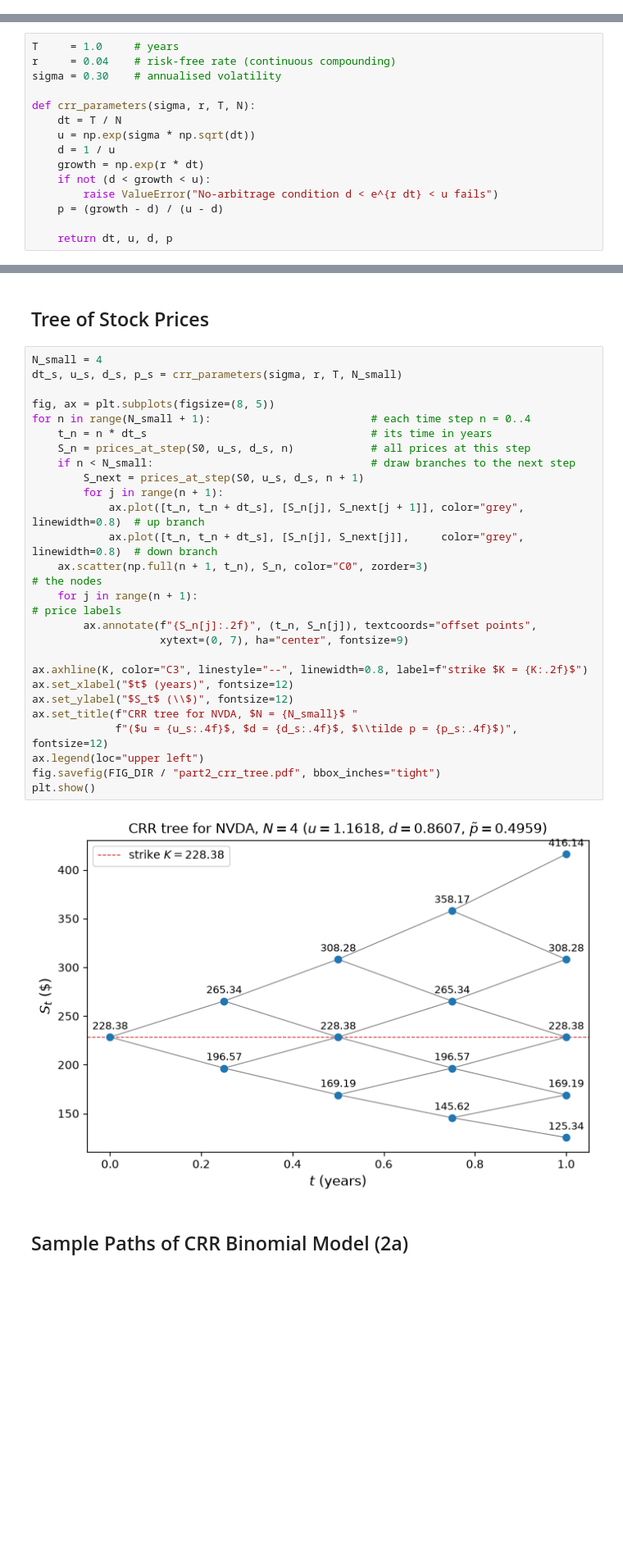
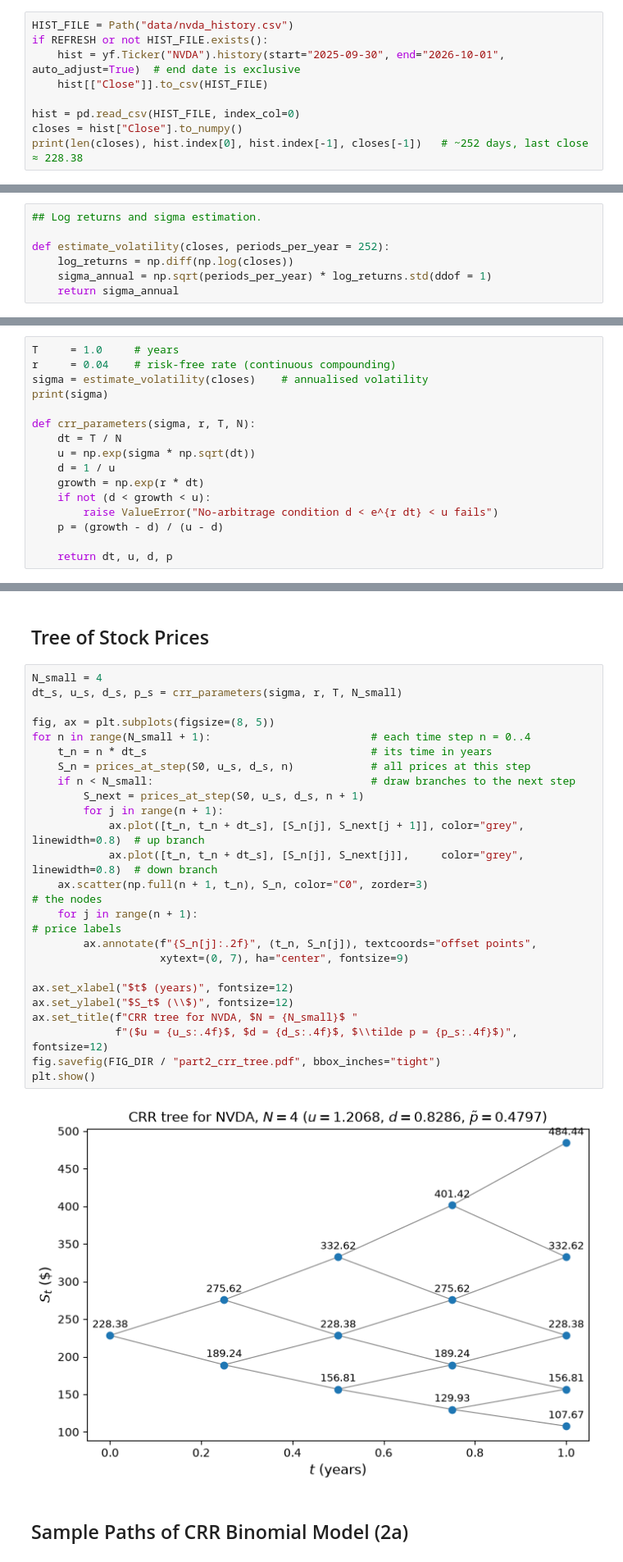
Before and after one commit to alecneme/STA2503, a Jupyter notebook: project1/02_part2_binomial_gbm.ipynb, the cells around one changed output, grey strips where cells are left out. Shown at 82% size. Cells and saved outputs as stored; diff of their text form; blank space fills up the shorter version.

Commit message:
Estimate sigma from NVDA data; restructure methodology

```diff
--- a/project1/02_part2_binomial_gbm.ipynb
+++ b/project1/02_part2_binomial_gbm.ipynb
@@ -33,3 +33,12 @@ print(price)
 # %% [output]
          date   close                    source
 0  2026-09-30  228.38  Yahoo Finance (yfinance)
+# %%
+HIST_FILE = Path("data/nvda_history.csv")
+if REFRESH or not HIST_FILE.exists():
+    hist = yf.Ticker("NVDA").history(start="2025-09-30", end="2026-10-01", auto_adjust=True)  # end date is exclusive
+    hist[["Close"]].to_csv(HIST_FILE)
+
+hist = pd.read_csv(HIST_FILE, index_col=0)
+closes = hist["Close"].to_numpy()
+print(len(closes), hist.index[0], hist.index[-1], closes[-1])   # ~252 days, last close ≈ 228.38
@@ -36,10 +47,18 @@ print(price)
+# %%
+## Log returns and sigma estimation.
+
+def estimate_volatility(closes, periods_per_year = 252):
+    log_returns = np.diff(np.log(closes))
+    sigma_annual = np.sqrt(periods_per_year) * log_returns.std(ddof = 1)
+    return sigma_annual
 # %% [markdown]
 ## 1. CRR parameters
 $\Delta t = T/N$, $u = e^{\sigma\sqrt{\Delta t}}$, $d = 1/u$, $\tilde p = \dfrac{e^{r\Delta t} - d}{u - d}$, with the no-arbitrage check $d < e^{r\Delta t} < u$.
 # %%
 T     = 1.0     # years
 r     = 0.04    # risk-free rate (continuous compounding)
-sigma = 0.30    # annualised volatility
+sigma = estimate_volatility(closes)    # annualised volatility
+print(sigma)
 
 def crr_parameters(sigma, r, T, N):
     dt = T / N
@@ -152,31 +173,29 @@ N =  1000   price = 31.4030   error vs BS = -0.0067
 # %%
 N_small = 4
 dt_s, u_s, d_s, p_s = crr_parameters(sigma, r, T, N_small)
 
 fig, ax = plt.subplots(figsize=(8, 5))
 for n in range(N_small + 1):                         # each time step n = 0..4
     t_n = n * dt_s                                   # its time in years
     S_n = prices_at_step(S0, u_s, d_s, n)            # all prices at this step
     if n < N_small:                                  # draw branches to the next step
         S_next = prices_at_step(S0, u_s, d_s, n + 1)
         for j in range(n + 1):
             ax.plot([t_n, t_n + dt_s], [S_n[j], S_next[j + 1]], color="grey", linewidth=0.8)  # up branch
             ax.plot([t_n, t_n + dt_s], [S_n[j], S_next[j]],     color="grey", linewidth=0.8)  # down branch
     ax.scatter(np.full(n + 1, t_n), S_n, color="C0", zorder=3)                                # the nodes
     for j in range(n + 1):                                                                    # price labels
         ax.annotate(f"{S_n[j]:.2f}", (t_n, S_n[j]), textcoords="offset points",
                     xytext=(0, 7), ha="center", fontsize=9)
 
-ax.axhline(K, color="C3", linestyle="--", linewidth=0.8, label=f"strike $K = {K:.2f}$")
 ax.set_xlabel("$t$ (years)", fontsize=12)
 ax.set_ylabel("$S_t$ (\\$)", fontsize=12)
 ax.set_title(f"CRR tree for NVDA, $N = {N_small}$ "
              f"($u = {u_s:.4f}$, $d = {d_s:.4f}$, $\\tilde p = {p_s:.4f}$)", fontsize=12)
-ax.legend(loc="upper left")
 fig.savefig(FIG_DIR / "part2_crr_tree.pdf", bbox_inches="tight")
 plt.show()
 # %% [output]
-[figure, old version]
+[figure, new version]
 # %% [markdown]
 ## Sample Paths of CRR Binomial Model (2a)
 # %%
```
Also changed, not shown: parts of 13 cells of this notebook, 7 other files.
